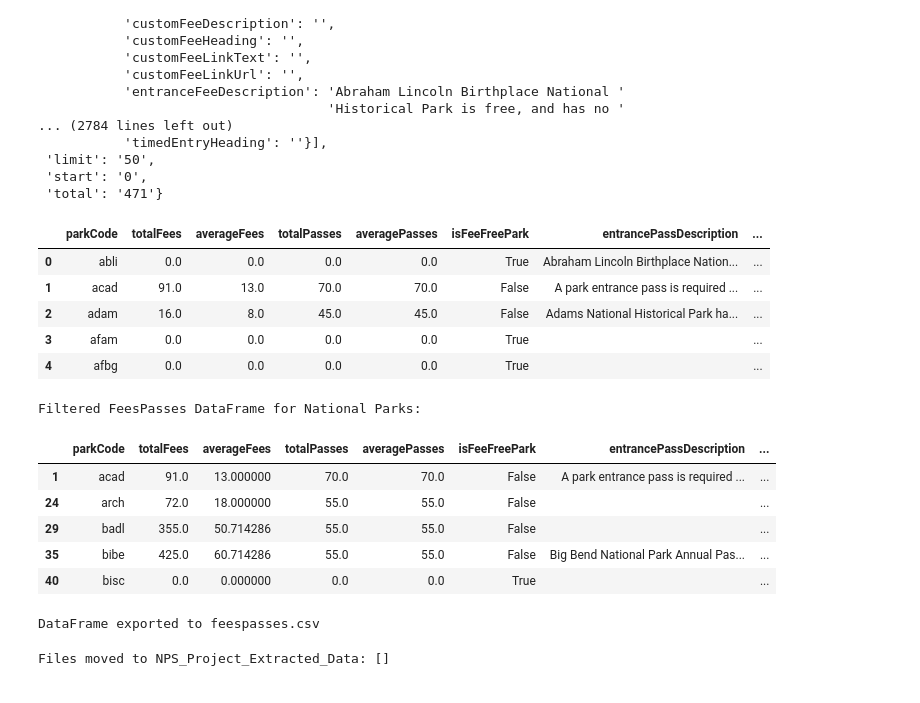
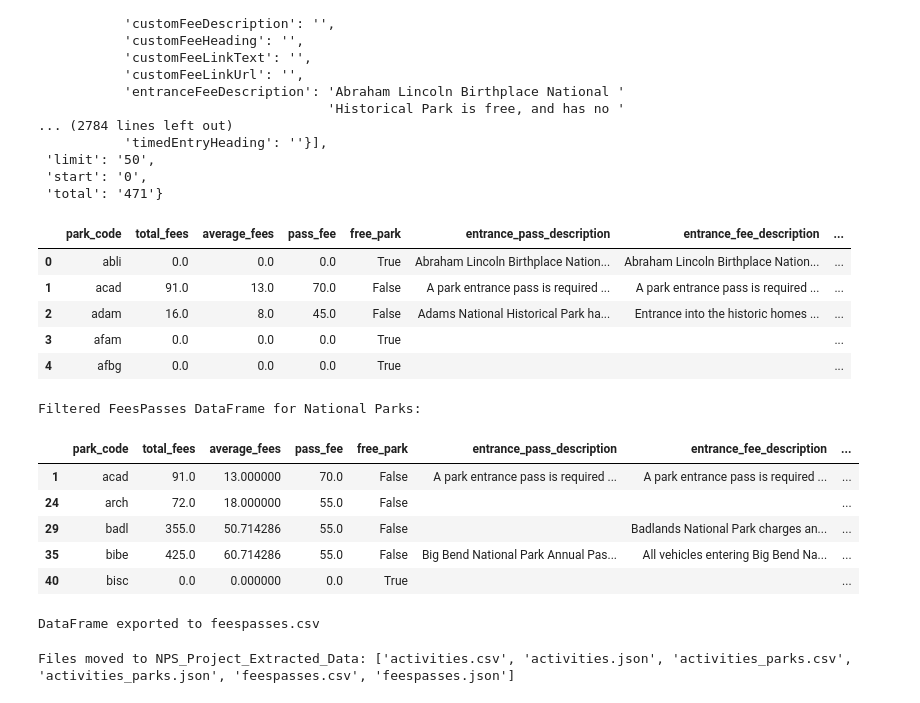
Before and after one commit to melmelmorales/National_Park_ETL_Project, a Jupyter notebook: Extract/NPS_Activities_Fees/NPS_Activities_ETL.ipynb, the cells around one changed output. Drawn from its saved outputs; the diff is of its cells as text; code cells hidden in the pictures.

```diff
--- a/Extract/NPS_Activities_Fees/NPS_Activities_ETL.ipynb
+++ b/Extract/NPS_Activities_Fees/NPS_Activities_ETL.ipynb
@@ -11,8 +11,8 @@ NPS_ACTIVITIES_URL = 'https://developer.nps.gov/api/v1/activities'
 NPS_PARKS_BY_ACTIVITIES_URL = 'https://developer.nps.gov/api/v1/activities/parks'
 # %%
 # Build query URL
-activities_query_url = f"{NPS_ACTIVITIES_URL}?api_key={NPS_API_KEY}"
-activities_by_parks_query_url = f"{NPS_PARKS_BY_ACTIVITIES_URL}?api_key={NPS_API_KEY}"
+activities_query_url = f"{NPS_ACTIVITIES_URL}?api_key={NPS_API_KEY}&limit=5000"
+activities_by_parks_query_url = f"{NPS_PARKS_BY_ACTIVITIES_URL}?api_key={NPS_API_KEY}&limit=5000"
 
 print(requests.get(activities_query_url))
 print(requests.get(activities_by_parks_query_url))
@@ -115,12 +115,11 @@ def transform_parks_to_df(data):
             parks_list.append({
                 'activity_id': activity['id'],
                 'activity_name': activity['name'],
-                'designation': park.get('designation', ''),
-                'fullName': park['fullName'],
-                'name': park['name'],
-                'parkCode': park['parkCode'],
-                'states': park['states'],
-                'url': park['url']
+                'park_designation': park.get('designation', ''),
+                'park_name': park['fullName'],
+                'park_code': park['parkCode'],
+                'park_states': park['states'],
+                'park_url': park['url']
             })
     parks_df = pd.DataFrame(parks_list)
     return parks_df
@@ -146,6 +145,6 @@ parks_df
 # %%
 # Filter out parks that do not have the designation "National Park"
-activities_by_parks_df = parks_df[parks_df['designation'] == 'National Park']
+activities_by_parks_df = parks_df[parks_df['park_designation'] == 'National Park']
 
 # Pretty-print the filtered parks DataFrame
 print("Filtered Parks DataFrame:")
@@ -222,15 +221,14 @@ def transform_feespasses_to_df(data):
         average_pass_cost = sum(passCosts) / len(passCosts) if passCosts else 0
 
         feespasses_list.append({
-            'parkCode': item['parkCode'],
-            'totalFees': total_fee,
-            'averageFees': average_fee,
-            'totalPasses': total_pass_cost,
-            'averagePasses': average_pass_cost,
-            'isFeeFreePark': item['isFeeFreePark'],
-            'entrancePassDescription': item['entrancePassDescription'],
-            'entranceFeeDescription': item['entranceFeeDescription'],
-            'feesAtWorkUrl': item.get('feesAtWorkUrl', '')
+            'park_code': item['parkCode'],
+            'total_fees': total_fee,
+            'average_fees': average_fee,
+            'pass_fee': total_pass_cost,
+            'free_park': item['isFeeFreePark'],
+            'entrance_pass_description': item['entrancePassDescription'],
+            'entrance_fee_description': item['entranceFeeDescription'],
+            'fees_url': item.get('feesAtWorkUrl', '')
         })
     feespasses_df = pd.DataFrame(feespasses_list)
     return feespasses_df
@@ -239,28 +237,28 @@ def transform_feespasses_to_df(data):
 feespasses_df = transform_feespasses_to_df(feespasses_data)
 feespasses_df.head()
 # %% [output]
-|  | parkCode | totalFees | averageFees | totalPasses | averagePasses | isFeeFreePark | entrancePassDescription | ... |
-| 0 | abli | 0.0 | 0.0 | 0.0 | 0.0 | True | Abraham Lincoln Birthplace Nation... | ... |
-| 1 | acad | 91.0 | 13.0 | 70.0 | 70.0 | False | A park entrance pass is required ... | ... |
-| 2 | adam | 16.0 | 8.0 | 45.0 | 45.0 | False | Adams National Historical Park ha... | ... |
-| 3 | afam | 0.0 | 0.0 | 0.0 | 0.0 | True |  | ... |
-| 4 | afbg | 0.0 | 0.0 | 0.0 | 0.0 | True |  | ... |
+|  | park_code | total_fees | average_fees | pass_fee | free_park | entrance_pass_description | entrance_fee_description | ... |
+| 0 | abli | 0.0 | 0.0 | 0.0 | True | Abraham Lincoln Birthplace Nation... | Abraham Lincoln Birthplace Nation... | ... |
+| 1 | acad | 91.0 | 13.0 | 70.0 | False | A park entrance pass is required ... | A park entrance pass is required ... | ... |
+| 2 | adam | 16.0 | 8.0 | 45.0 | False | Adams National Historical Park ha... | Entrance into the historic homes ... | ... |
+| 3 | afam | 0.0 | 0.0 | 0.0 | True |  |  | ... |
+| 4 | afbg | 0.0 | 0.0 | 0.0 | True |  |  | ... |
 # %%
 # Filter the feespasses_df DataFrame to include only the park codes with the designation "National Park"
-national_park_codes = activities_by_parks_df['parkCode'].unique()
-filtered_feespasses_df = feespasses_df[feespasses_df['parkCode'].isin(national_park_codes)]
+national_park_codes = activities_by_parks_df['park_code'].unique()
+filtered_feespasses_df = feespasses_df[feespasses_df['park_code'].isin(national_park_codes)]
 
 # Pretty-print the transformed and filtered feespasses DataFrame
 print("Filtered FeesPasses DataFrame for National Parks:")
 filtered_feespasses_df.head()
 # %% [output]
 Filtered FeesPasses DataFrame for National Parks:
-|  | parkCode | totalFees | averageFees | totalPasses | averagePasses | isFeeFreePark | entrancePassDescription | ... |
-| 1 | acad | 91.0 | 13.000000 | 70.0 | 70.0 | False | A park entrance pass is required ... | ... |
-| 24 | arch | 72.0 | 18.000000 | 55.0 | 55.0 | False |  | ... |
-| 29 | badl | 355.0 | 50.714286 | 55.0 | 55.0 | False |  | ... |
-| 35 | bibe | 425.0 | 60.714286 | 55.0 | 55.0 | False | Big Bend National Park Annual Pas... | ... |
-| 40 | bisc | 0.0 | 0.000000 | 0.0 | 0.0 | True |  | ... |
+|  | park_code | total_fees | average_fees | pass_fee | free_park | entrance_pass_description | entrance_fee_description | ... |
+| 1 | acad | 91.0 | 13.000000 | 70.0 | False | A park entrance pass is required ... | A park entrance pass is required ... | ... |
+| 24 | arch | 72.0 | 18.000000 | 55.0 | False |  |  | ... |
+| 29 | badl | 355.0 | 50.714286 | 55.0 | False |  | Badlands National Park charges an... | ... |
+| 35 | bibe | 425.0 | 60.714286 | 55.0 | False | Big Bend National Park Annual Pas... | All vehicles entering Big Bend Na... | ... |
+| 40 | bisc | 0.0 | 0.000000 | 0.0 | True |  |  | ... |
 # %%
 # Save transformed and filtered feespasses DataFrame to a JSON file
 filtered_feespasses_df.to_json('feespasses.json', orient='records', indent=4)
@@ -288,7 +286,7 @@ files = {
     'feespasses.json': 'feespasses.json',
     'activities.csv':'activities.csv',
     'activities_parks.csv': 'activities_parks.csv',
-    'feespasses.csv': 'activities.csv'
+    'feespasses.csv': 'feespasses.csv'
 }
 
 # Move each file into the folder
@@ -299,4 +297,4 @@ for target_name, source_path in files.items():
 # Verify the files have been moved
 print(f"Files moved to {folder_name}: {os.listdir(folder_name)}")
 # %% [output]
-Files moved to NPS_Project_Extracted_Data: []
+Files moved to NPS_Project_Extracted_Data: ['activities.csv', 'activities.json', 'activities_parks.csv', 'activities_parks.json', 'feespasses.csv', 'feespasses.json']
```
Also changed, not shown: parts of 3 cells of this notebook, 4 other files.
